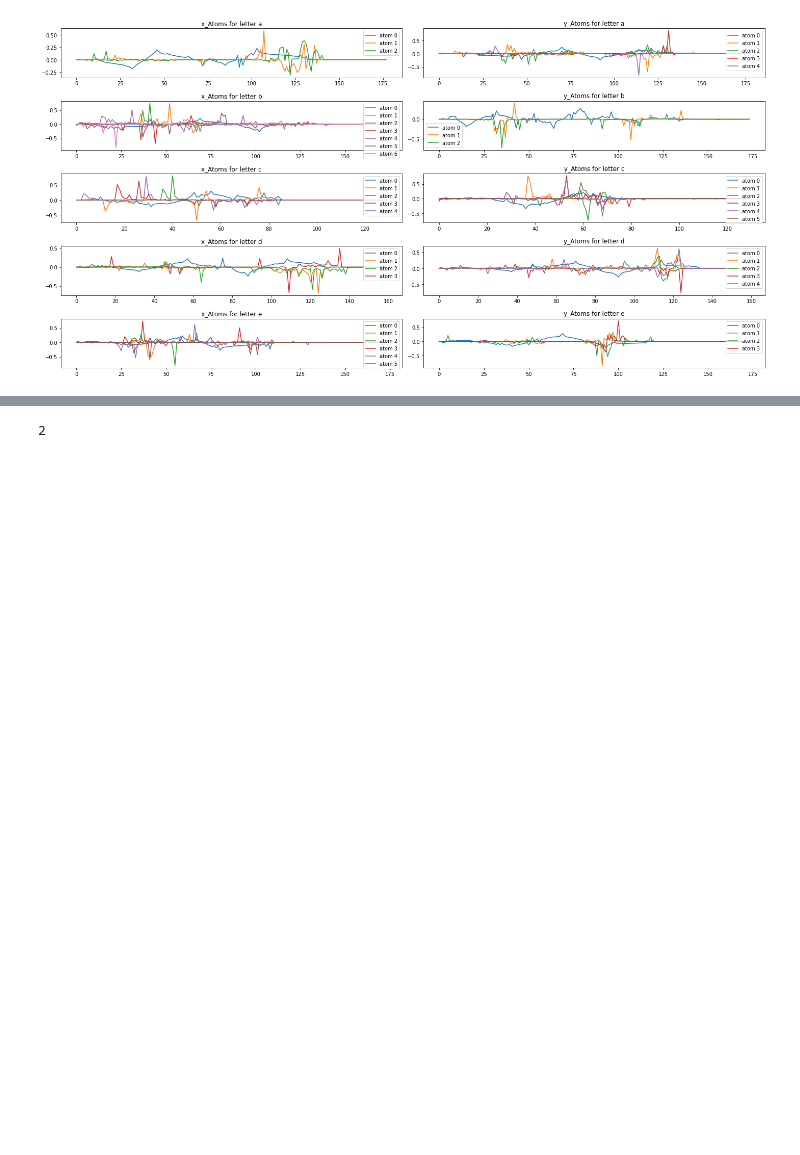
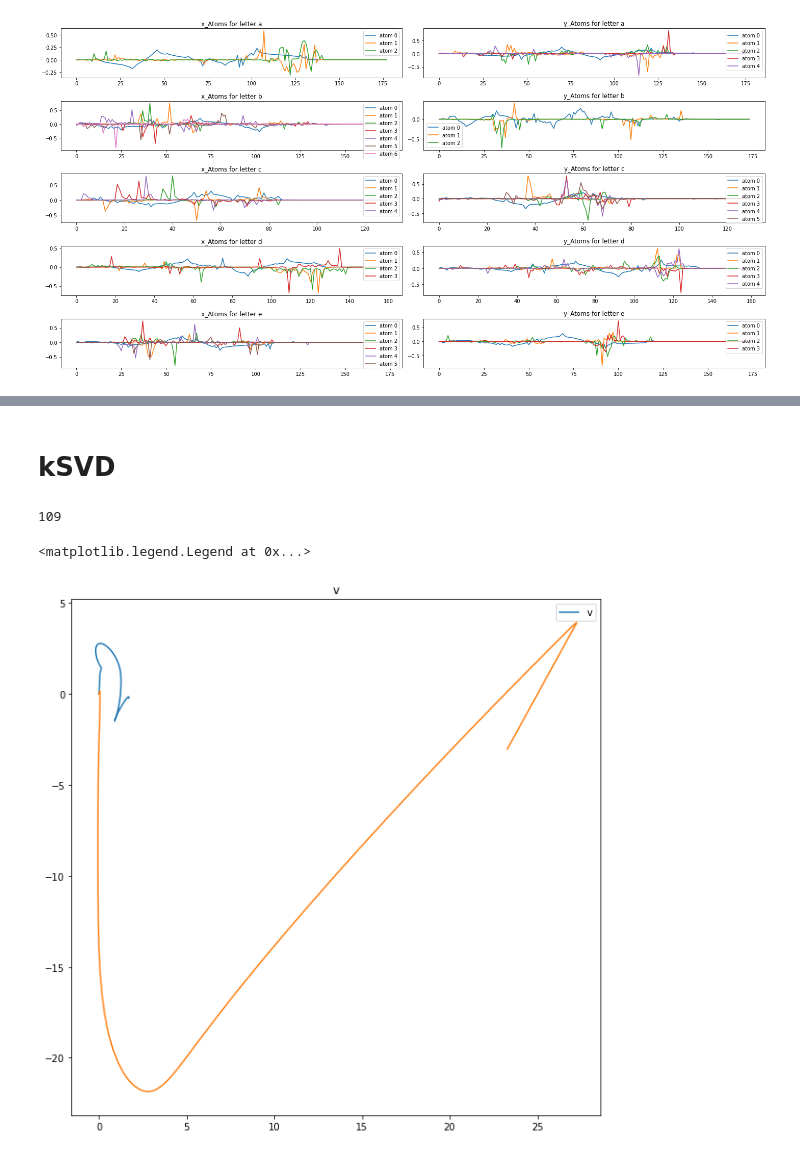
Before and after one commit to paplessix/TWI-kSVD, a Jupyter notebook: use_case/classifier.ipynb, the cells around one changed output, grey strips where cells are left out. Drawn from its saved outputs; the diff is of its cells as text; code cells hidden in the pictures; blank space fills up the shorter version.

```diff
--- a/use_case/classifier.ipynb
+++ b/use_case/classifier.ipynb
@@ -450,5 +433,19 @@ NameError: name 'Lxx' is not defined
-# %%
-import pandas as pd
-pd.DataFrame(res).loc[1].argmin()
-# %% [output]
-2
+# %% [markdown]
+# kSVD
+# %%
+max(map(lambda x : len(x), x_test))
+min(map(lambda x : len(x), x_test))
+# %% [output]
+109
+# %%
+for i in range(len(x_train)):
+  x_train[i] = np.pad(x_train[i],(0,205-len(x_train[i])), 'constant')
+
+for i in range(len(x_test)):
+  x_test[i] = np.pad(x_test[i],(0,205-len(x_test[i])), 'constant')
+
+for i in range(len(x_train)):
+  y_train[i] = np.pad(y_train[i],(0,205-len(y_train[i])), 'constant')
+
+for i in range(len(x_test)):
+  y_test[i] = np.pad(y_test[i],(0,205-len(y_test[i])), 'constant')
@@ -454,0 +477,27 @@ pd.DataFrame(res).loc[1].argmin()
+# %%
+from twi_ksvd.omp import OMP
+idx = 8
+x_signal = x_test[idx]
+y_signal = y_test[idx]
+plt.figure(figsize = (10,10))
+
+for letter in np.unique(samples_label):
+    if letter != samples_label_test[idx]:
+        continue
+
+
+    D_x = np.load(f"../results_ksvd/{letter}/dict_x.npy")
+    # print(D.shape)
+    alpha_x= OMP(x_signal,D,2)
+
+    #load dict
+    D_y = np.load(f"../results_ksvd/{letter}/dict_y.npy")
+    # print(D.shape)
+    alpha_y= OMP(y_signal,D,2)
+    plt.plot((D_x@alpha_x).cumsum(),(D_y@alpha_y).cumsum(), alpha = 1, label = letter)
+plt.plot(x_signal.cumsum(),y_signal.cumsum())
+plt.title(samples_label_test[idx])
+plt.legend()
+# %% [output]
+<matplotlib.legend.Legend at 0x...>
+[figure, added]
```
Also changed, not shown: parts of 18 cells of this notebook, 43 other files.
